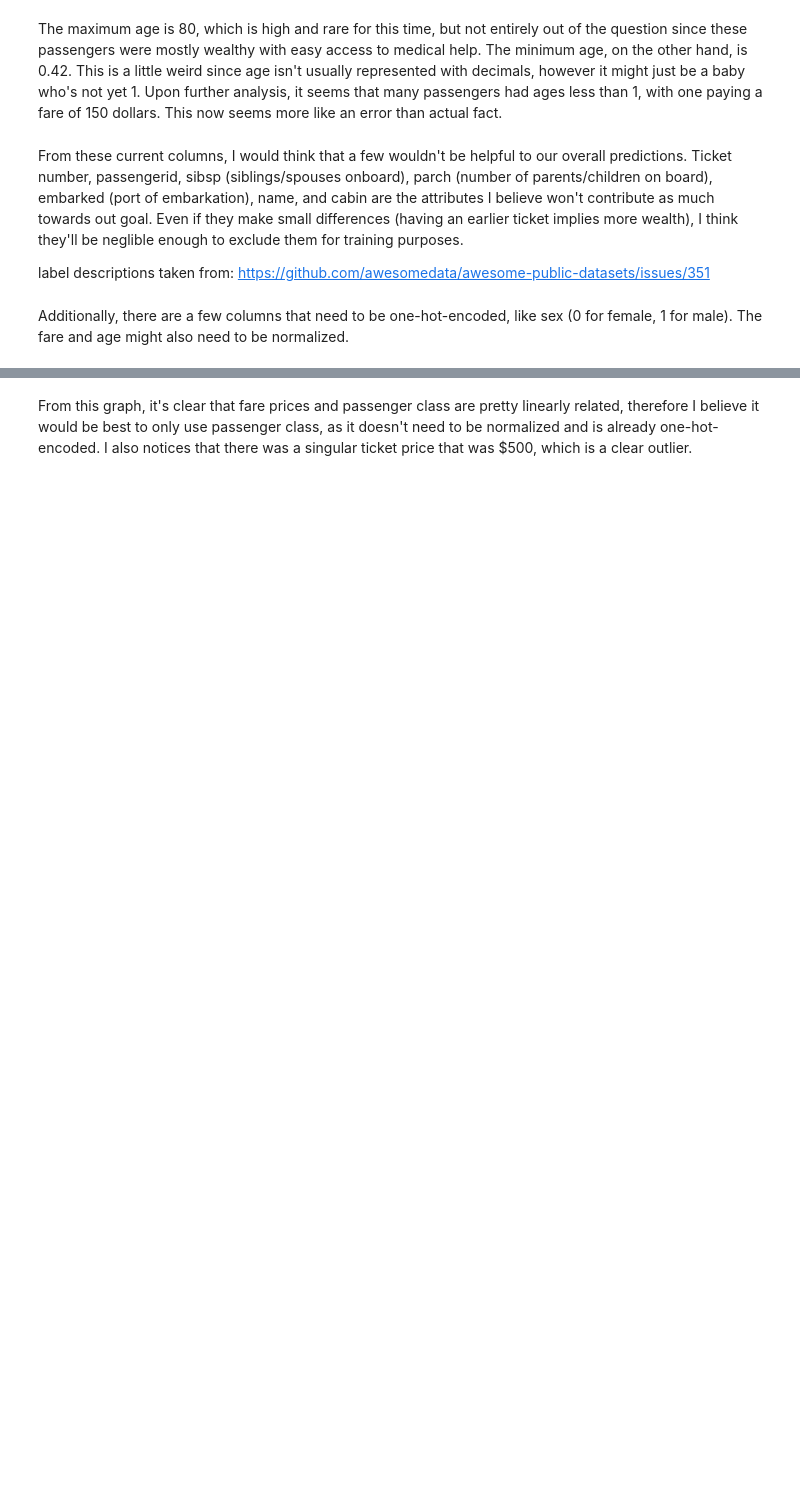
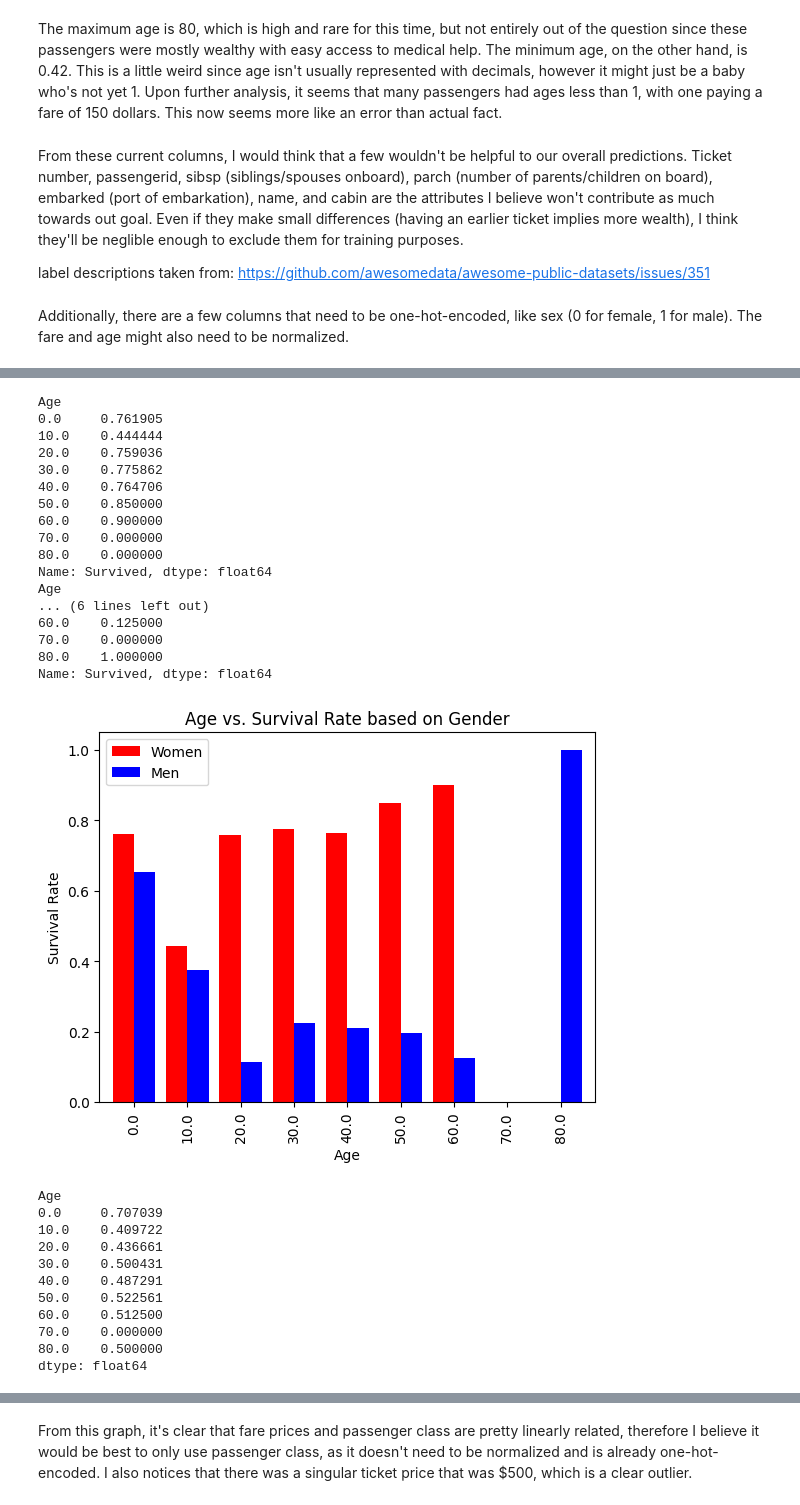
Before and after one commit to Kyra15/MachineLearningAHS, a Jupyter notebook: Project_1/Project_1.ipynb, the cells around one changed output, grey strips where cells are left out. Cells and saved outputs as stored; diff of their text form; code cells hidden in the pictures; blank space fills up the shorter version.

Commit message:
added more info for graphing

```diff
--- a/Project_1/Project_1.ipynb
+++ b/Project_1/Project_1.ipynb
@@ -81,30 +132,62 @@ women["Age"] = round(women["Age"], -1)
 grouped_women = women.groupby(women["Age"])
 
 women_avgs = grouped_women["Survived"].mean()
 
 women_avgs[70.0] = 0
 women_avgs[80.0] = 0
 
 print(women_avgs)
 
 
 men["Age"] = round(men["Age"], -1)
 
 grouped_men = men.groupby(men["Age"])
 
 men_avgs = grouped_men["Survived"].mean()
 
 print(men_avgs)
 
 survival_df =  pd.DataFrame({"Women": women_avgs, "Men": men_avgs})
 
 survival_df.plot(kind="bar", width=0.8, color=["red", "blue"])
 plt.ylabel("Survival Rate")
 plt.title("Age vs. Survival Rate based on Gender")
 plt.show()
 
 total_df = (survival_df["Women"] * len(survival_df["Women"]) + survival_df["Men"] * len(survival_df["Men"])) / (len(survival_df["Men"]) + len(survival_df["Women"]))
 print(total_df)
 
 total_df.plot(kind="bar", width=0.8)
+plt.title("Age vs. Survival Rate")
+plt.ylabel("Survival Rate")
 plt.show()
+# %% [output]
+Age
+0.0     0.761905
+10.0    0.444444
+20.0    0.759036
+30.0    0.775862
+40.0    0.764706
+50.0    0.850000
+60.0    0.900000
+70.0    0.000000
+80.0    0.000000
+Name: Survived, dtype: float64
+Age
+... (6 lines left out)
+60.0    0.125000
+70.0    0.000000
+80.0    1.000000
+Name: Survived, dtype: float64
+[figure, added]
+Age
+0.0     0.707039
+10.0    0.409722
+20.0    0.436661
+30.0    0.500431
+40.0    0.487291
+50.0    0.522561
+60.0    0.512500
+70.0    0.000000
+80.0    0.500000
+dtype: float64
```
Also changed, not shown: parts of 11 cells of this notebook.
